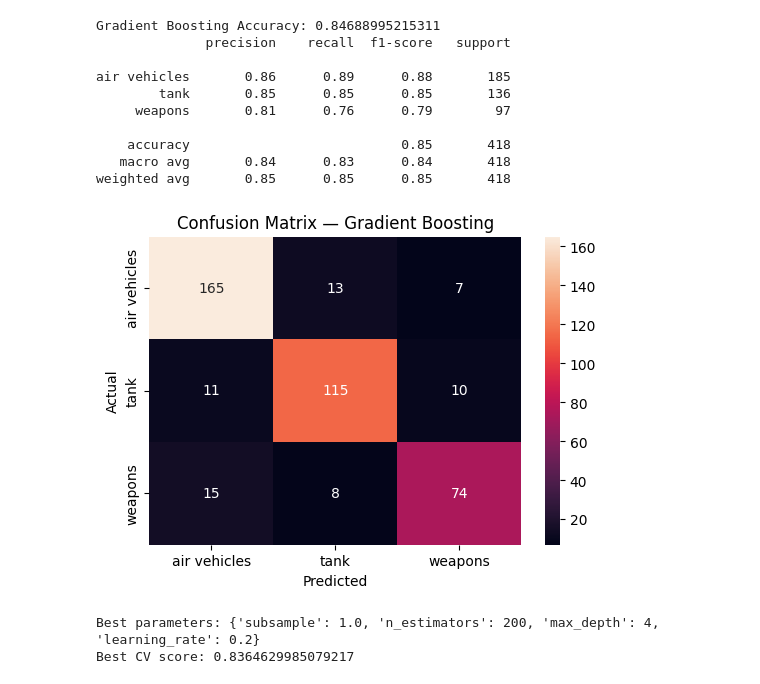
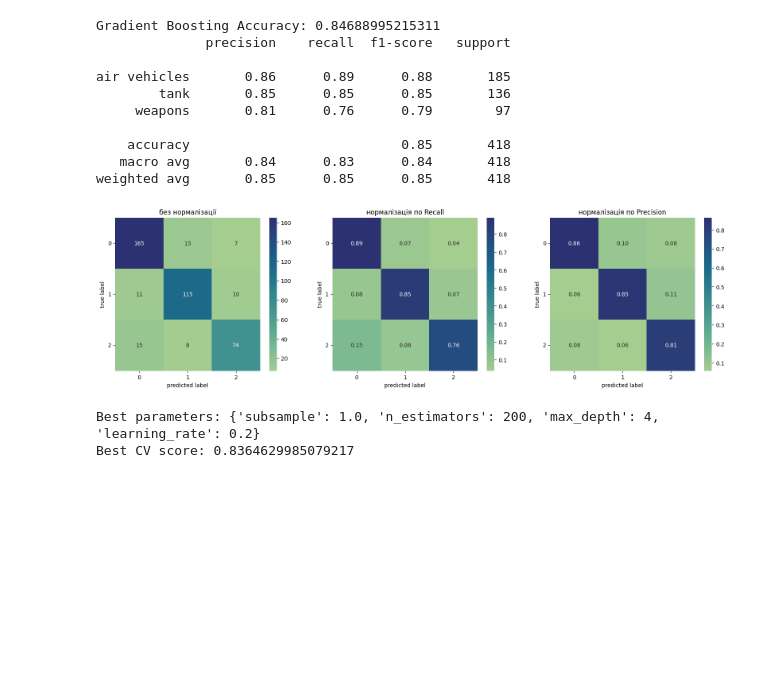
Before and after one commit to TetianaSoroka/kr_sounds_classifier, a Jupyter notebook: project/mn.ipynb, the cells around one changed output. Drawn from its saved outputs; the diff is of its cells as text; code cells hidden in the pictures; blank space fills up the shorter version.

```diff
--- a/project/mn.ipynb
+++ b/project/mn.ipynb
@@ -594,7 +546,7 @@ grid_logreg = GridSearchCV(
     scoring="f1_macro"
 )
 # %%
-grid_logreg.fit(X_train_df, y_train_df)
+grid_logreg.fit(X_train, y_train)
 # %% [output]
 GridSearchCV(cv=5, estimator=LogisticRegression(max_iter=3000, random_state=25),
              param_grid={'C': [0.01, 0.1, 1, 10, 100],
@@ -729,23 +681,9 @@ air vehicles       0.86      0.89      0.88       185
    macro avg       0.84      0.83      0.84       418
 weighted avg       0.85      0.85      0.85       418
 # %%
-cm = confusion_matrix(y_test, y_pred_boosting)
-
-plt.figure(figsize=(6, 4))
-sns.heatmap(
-    cm,
-    annot=True,
-    fmt='d',
-    xticklabels=boosting_model.classes_,
-    yticklabels=boosting_model.classes_
-)
-
-plt.title("Confusion Matrix — Gradient Boosting")
-plt.xlabel("Predicted")
-plt.ylabel("Actual")
-plt.show()
+plot_cm(boosting_model, X_test, y_test)
 # %% [output]
-[figure, old version]
+[figure, new version]
 # %%
 param_dist = {
     "n_estimators": [50, 100, 150, 200],
```
Also changed, not shown: parts of 10 cells of this notebook.
